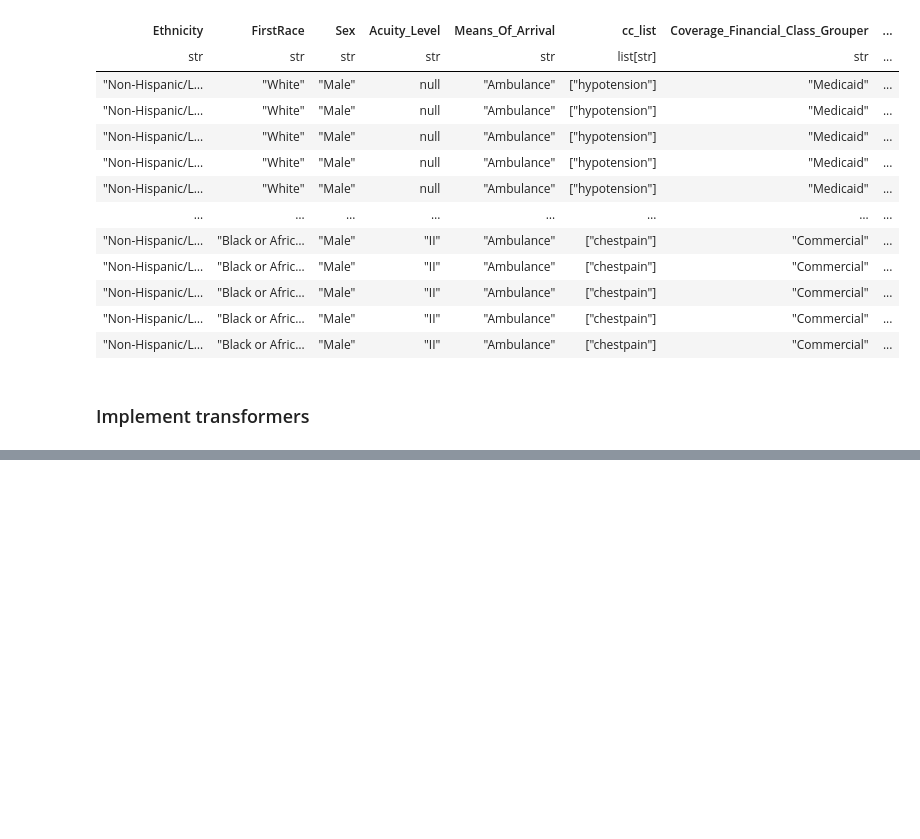
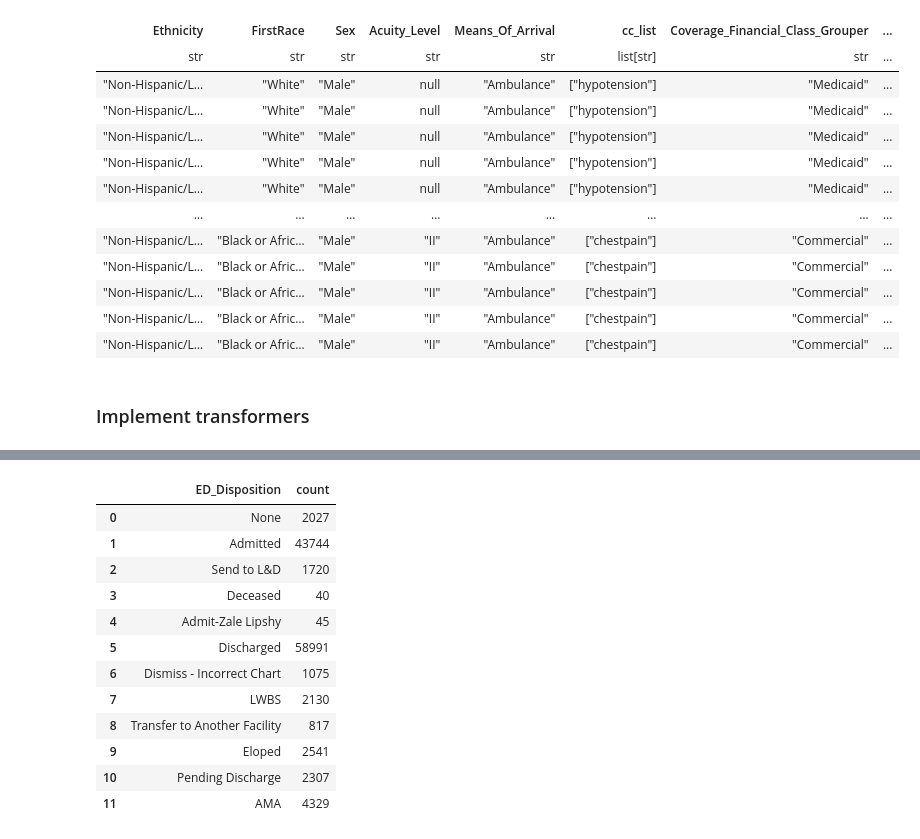
Before and after one commit to silk1100/ED-staticdynamic, a Jupyter notebook: notebooks/14-scratch_polars_processing.ipynb, the cells around one changed output, grey strips where cells are left out. Drawn from its saved outputs; the diff is of its cells as text; code cells hidden in the pictures; blank space fills up the shorter version.

```diff
--- a/notebooks/14-scratch_polars_processing.ipynb
+++ b/notebooks/14-scratch_polars_processing.ipynb
@@ -443,0 +606,20 @@ class CustomOneHotEncoding:
+# %%
+pat_dispo = d.group_by('PAT_ENC_CSN_ID').agg(
+    pl.col('ED_Disposition').last()
+)
+# %%
+pat_dispo['ED_Disposition'].value_counts().to_pandas()
+# %% [output]
+|  | ED_Disposition | count |
+| 0 | None | 2027 |
+| 1 | Admitted | 43744 |
+| 2 | Send to L&D | 1720 |
+| 3 | Deceased | 40 |
+| 4 | Admit-Zale Lipshy | 45 |
+| 5 | Discharged | 58991 |
+| 6 | Dismiss - Incorrect Chart | 1075 |
+| 7 | LWBS | 2130 |
+| 8 | Transfer to Another Facility | 817 |
+| 9 | Eloped | 2541 |
+| 10 | Pending Discharge | 2307 |
+| 11 | AMA | 4329 |
```
Also changed, not shown: parts of 27 cells of this notebook, 8 other files.
